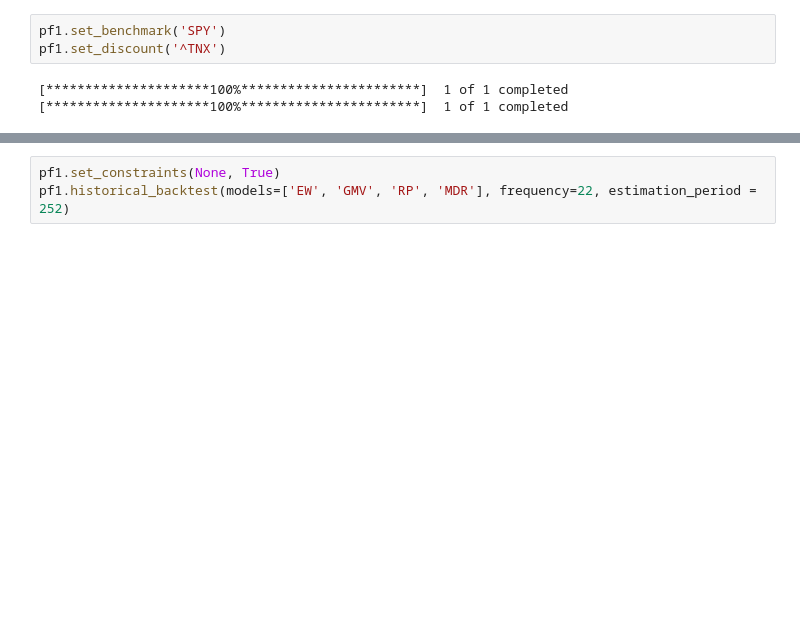
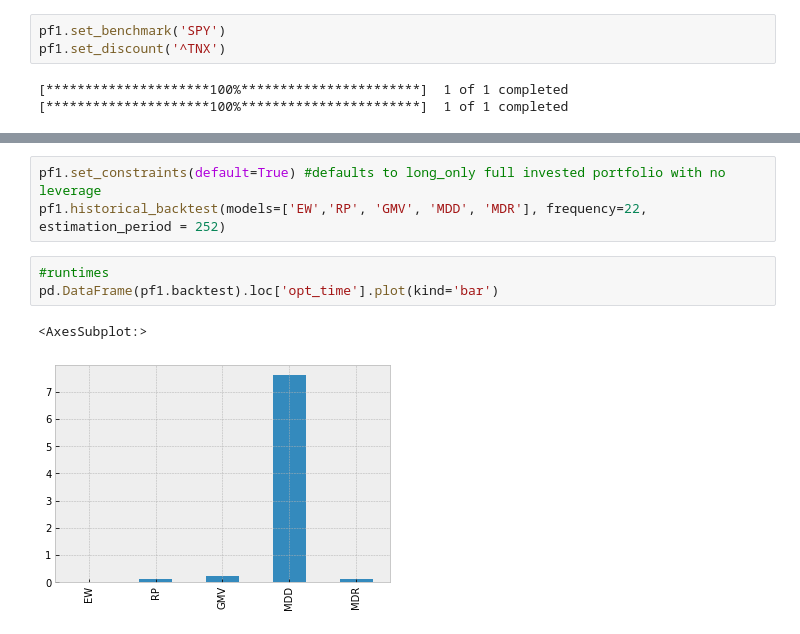
Before and after one commit to matus-jan-lavko/portfolio_swissknife, a Jupyter notebook: examples/01_backtesting.ipynb, the cells around one changed output, grey strips where cells are left out. Cells and saved outputs as stored; diff of their text form; blank space fills up the shorter version.

```diff
--- a/examples/01_backtesting.ipynb
+++ b/examples/01_backtesting.ipynb
@@ -38,4 +50,10 @@ pf1.set_discount('^TNX')
 # %%
-pf1.set_constraints(None, True)
-pf1.historical_backtest(models=['EW', 'GMV', 'RP', 'MDR'], frequency=22, estimation_period = 252)
+pf1.set_constraints(default=True) #defaults to long_only full invested portfolio with no leverage
+pf1.historical_backtest(models=['EW','RP', 'GMV', 'MDD', 'MDR'], frequency=22, estimation_period = 252)
+# %%
+#runtimes
+pd.DataFrame(pf1.backtest).loc['opt_time'].plot(kind='bar')
+# %% [output]
+<AxesSubplot:>
+[figure, added]
 # %%
```
Also changed, not shown: parts of 17 cells of this notebook, 4 other files.
